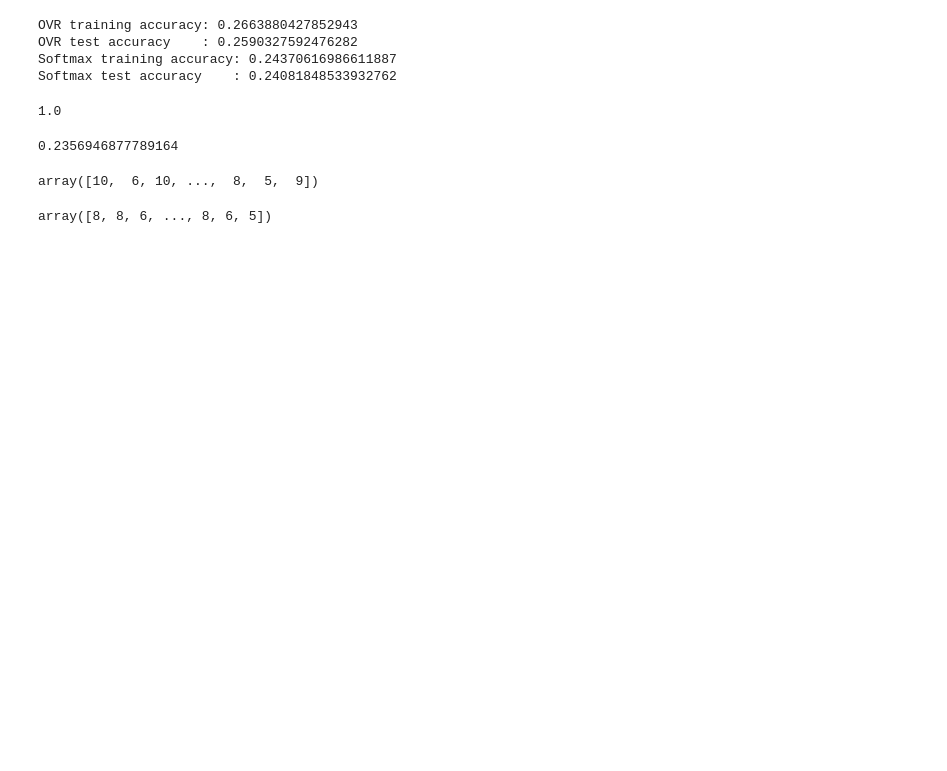
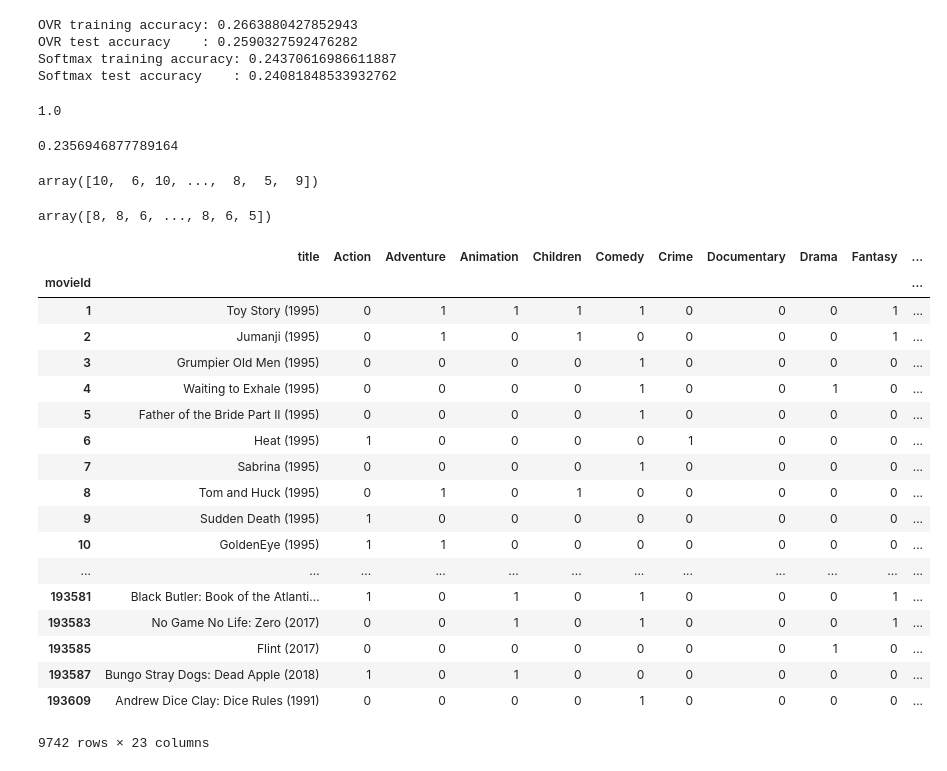
Before and after one commit to Ericlkl/Movie-Rating-Prediction, a Jupyter notebook: Experiment.ipynb, the cells around one changed output. Cells and saved outputs as stored; diff of their text form; code cells hidden in the pictures; blank space fills up the shorter version.

Commit message:
average rating and number of rating parameters added

```diff
--- a/Experiment.ipynb
+++ b/Experiment.ipynb
@@ -23,7 +23,9 @@ movies_dataset = pd.read_csv("test.csv")
 movies_dataset.set_index('movieId', inplace = True)
 
 full_rating_dataset = pd.merge(rating_dataset[["userId","movieId","rating"]], movies_dataset[["genre"]], on = 'movieId', how = "left")
+
 full_rating_dataset['rating'] = full_rating_dataset['rating'] * 2
 full_rating_dataset['rating'] = full_rating_dataset['rating'].astype(int)
 
-full_rating_dataset
+movies_dataset['avg_rating'] = full_rating_dataset.groupby('movieId')['rating'].mean()
+movies_dataset['num_of_rating'] = full_rating_dataset.groupby('movieId')['rating'].count().astype(int)
@@ -97,3 +80,25 @@ array([10,  6, 10, ...,  8,  5,  9])
 y_test
 # %% [output]
 array([8, 8, 6, ..., 8, 6, 5])
+# %%
+movies_dataset
+# %% [output]
+|  | title | Action | Adventure | Animation | Children | Comedy | Crime | Documentary | Drama | Fantasy | ... |
+| movieId |  |  |  |  |  |  |  |  |  |  | ... |
+| 1 | Toy Story (1995) | 0 | 1 | 1 | 1 | 1 | 0 | 0 | 0 | 1 | ... |
+| 2 | Jumanji (1995) | 0 | 1 | 0 | 1 | 0 | 0 | 0 | 0 | 1 | ... |
+| 3 | Grumpier Old Men (1995) | 0 | 0 | 0 | 0 | 1 | 0 | 0 | 0 | 0 | ... |
+| 4 | Waiting to Exhale (1995) | 0 | 0 | 0 | 0 | 1 | 0 | 0 | 1 | 0 | ... |
+| 5 | Father of the Bride Part II (1995) | 0 | 0 | 0 | 0 | 1 | 0 | 0 | 0 | 0 | ... |
+| 6 | Heat (1995) | 1 | 0 | 0 | 0 | 0 | 1 | 0 | 0 | 0 | ... |
+| 7 | Sabrina (1995) | 0 | 0 | 0 | 0 | 1 | 0 | 0 | 0 | 0 | ... |
+| 8 | Tom and Huck (1995) | 0 | 1 | 0 | 1 | 0 | 0 | 0 | 0 | 0 | ... |
+| 9 | Sudden Death (1995) | 1 | 0 | 0 | 0 | 0 | 0 | 0 | 0 | 0 | ... |
+| 10 | GoldenEye (1995) | 1 | 1 | 0 | 0 | 0 | 0 | 0 | 0 | 0 | ... |
+| ... | ... | ... | ... | ... | ... | ... | ... | ... | ... | ... | ... |
+| 193581 | Black Butler: Book of the Atlanti... | 1 | 0 | 1 | 0 | 1 | 0 | 0 | 0 | 1 | ... |
+| 193583 | No Game No Life: Zero (2017) | 0 | 0 | 1 | 0 | 1 | 0 | 0 | 0 | 1 | ... |
+| 193585 | Flint (2017) | 0 | 0 | 0 | 0 | 0 | 0 | 0 | 1 | 0 | ... |
+| 193587 | Bungo Stray Dogs: Dead Apple (2018) | 1 | 0 | 1 | 0 | 0 | 0 | 0 | 0 | 0 | ... |
+| 193609 | Andrew Dice Clay: Dice Rules (1991) | 0 | 0 | 0 | 0 | 1 | 0 | 0 | 0 | 0 | ... |
+9742 rows × 23 columns
```
Also changed, not shown: parts of 1 cell of this notebook, 3 other files.
